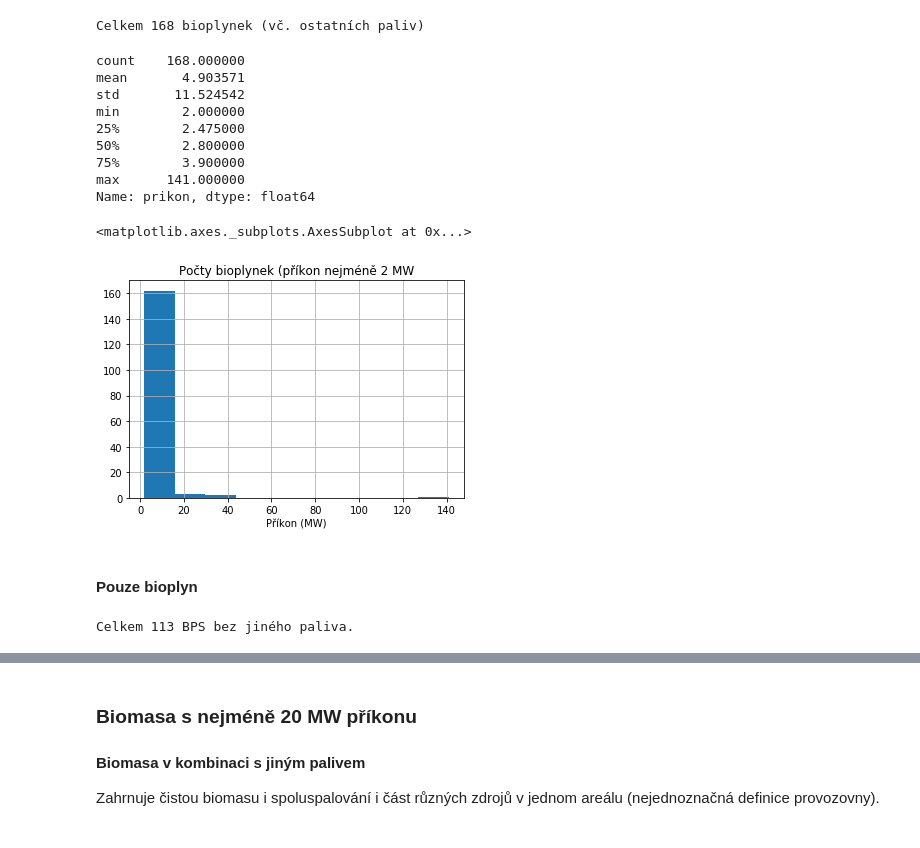
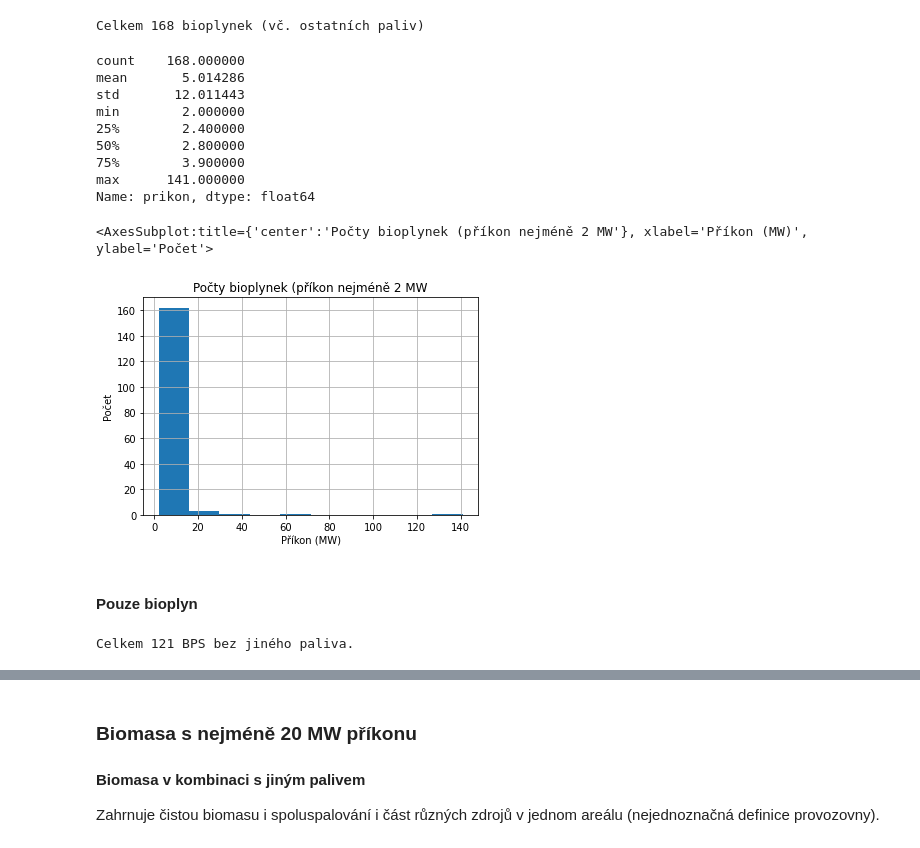
Before and after one commit to jandolezal/emis, a Jupyter notebook: emis_interpretace.ipynb, the cells around one changed output, grey strips where cells are left out. Cells and saved outputs as stored; diff of their text form; code cells hidden in the pictures.

```diff
--- a/emis_interpretace.ipynb
+++ b/emis_interpretace.ipynb
@@ -13,7 +13,7 @@ Výběr zařízení, která mají údaj o palivu a příslušný příkon (20 MW
 Údaje nejsou přesné, protože provozovna na webu EMIS nutně neznamená jeden zdroj, jak bychom si intuitivně přáli (jednu bioplynku, jednu výtopnu) apod. Viz příklad [Energetiky Kněžice](http://portal.chmi.cz/files/portal/docs/uoco/web_generator/plants/CZ020/211902152_CZ.html "Energetika Kněžice"), kde je v jednom zdroju spojená výtopna (s dvěma kotly) a bioplynová stanice, viz [licence](http://licence.eru.cz/detail.php?lic-id=310605027&sequence=1,2&total=2) na webu ERÚ. Jde spíše o jeden areál.
 # %%
 import pandas as pd
-em = pd.read_csv('emis_data.csv', decimal=',', low_memory=False)
+em = pd.read_csv('emis_data.csv', decimal=',', dtype={'adm': 'str'}, low_memory=False)
 # %%
 em = em.iloc[:, :9] # columns with emissions not needed
 em
@@ -104,10 +104,10 @@ Celkem 168 bioplynek (vč. ostatních paliv)
 bioplyn.prikon.describe()
 # %% [output]
 count    168.000000
-mean       4.903571
-std       11.524542
+mean       5.014286
+std       12.011443
 min        2.000000
-25%        2.475000
+25%        2.400000
 50%        2.800000
 75%        3.900000
 max      141.000000
@@ -115,12 +115,13 @@ Name: prikon, dtype: float64
 # %%
 import matplotlib.pyplot as plt
 plt.figure()
 plt.title('Počty bioplynek (příkon nejméně 2 MW')
 plt.xlabel('Příkon (MW)')
+plt.ylabel('Počet')
 bioplyn.prikon.hist()
 # %% [output]
-<matplotlib.axes._subplots.AxesSubplot at 0x...>
+<AxesSubplot:title={'center':'Počty bioplynek (příkon nejméně 2 MW'}, xlabel='Příkon (MW)', ylabel='Počet'>
-[figure, old version]
+[figure, new version]
 # %% [markdown]
 #### Pouze bioplyn
 # %%
@@ -128,4 +129,4 @@ bioplyn_cisty = em[(em.paliva.isin(['bioplyn'])) & (em.prikon >= 2)]
 # bioplyn.to_csv('bps_2+_cisty.csv', decimal=',')
 print(f'Celkem {len(bioplyn_cisty)} BPS bez jiného paliva.')
 # %% [output]
-Celkem 113 BPS bez jiného paliva.
+Celkem 121 BPS bez jiného paliva.
```
Also changed, not shown: parts of 11 cells of this notebook, 4 other files.
